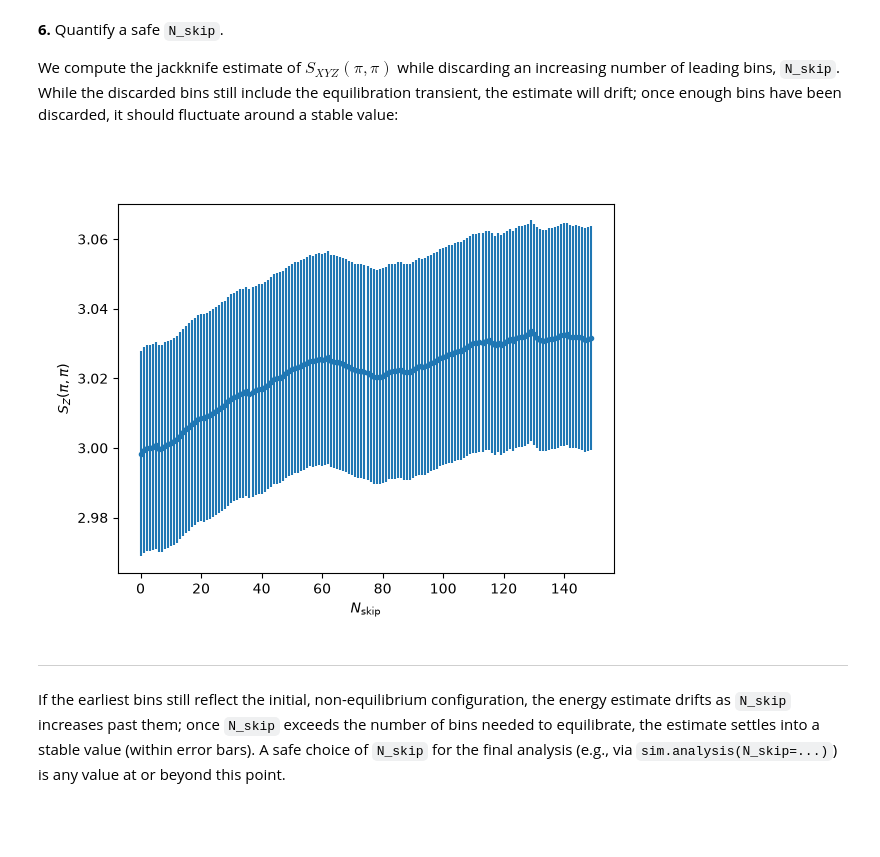
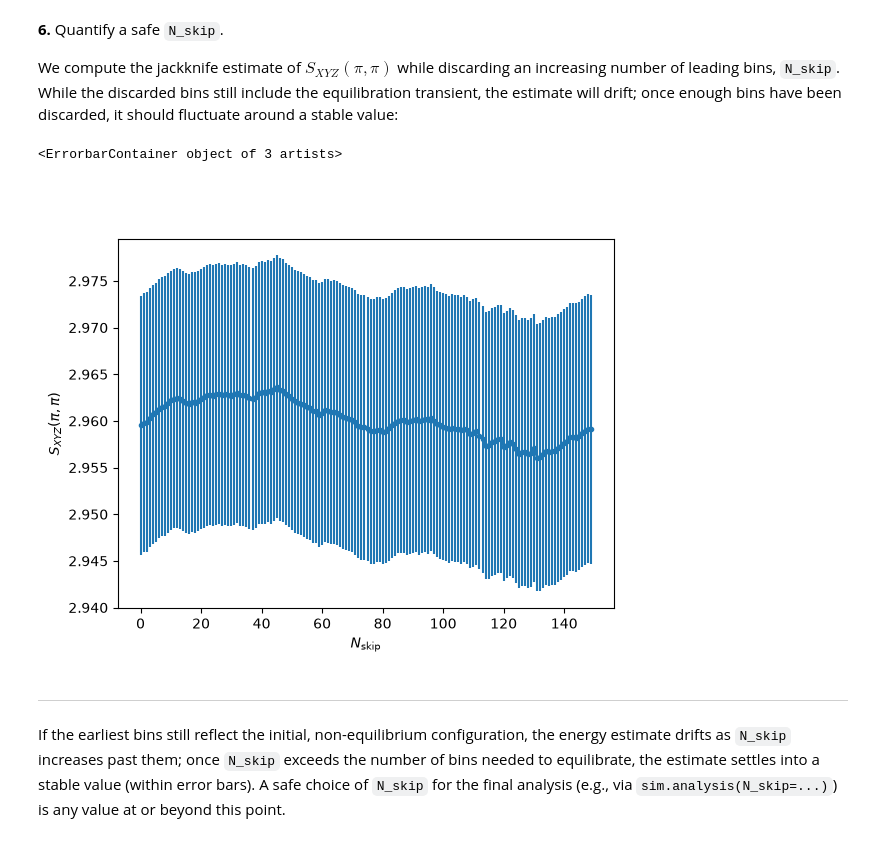
Before and after one commit to ALF-QMC/ALF_Tutorial, a Jupyter notebook: jupyterbook/source/05-caveats/warmup.ipynb, the cells around one changed output. Drawn from its saved outputs; the diff is of its cells as text; code cells hidden in the pictures.

Commit message:
feat: added images of widgets, updated text

```diff
--- a/jupyterbook/source/05-caveats/warmup.ipynb
+++ b/jupyterbook/source/05-caveats/warmup.ipynb
@@ -43,7 +43,7 @@ sim = Simulation(
         'Dtau': 0.1,              #    Trotter time step, Ltrot=beta/Dtau
         'Mz': True,               #    If true, sets the M_z-Hubbard model: Nf=2, N_sum=1,
                                   #             HS field couples to z-component of magnetization
-        'NSweep': 1,              #    Number of sweeps per bin
+        'NSweep': 5,              #    Number of sweeps per bin
         'NBin': 1500,              #    Number of bins
     },
 )
@@ -212,36 +221,37 @@ R = ReadObs(sim.sim_dir, "SpinT_eq", bare_bins=True)
 bins = R.all()
 
 obs, back, sign, N_orb, N_tau, dtau, latt = bins
 
 spinT_pipi_bins = np.array([
     obs_k(
         obs[i],
         back[i],
         sign[i],
         N_orb,
         N_tau,
         dtau,
         latt,
         ks=[(np.pi, np.pi)]
     ).real / sign[i].real
     for i in range(len(sign))
 ])
 
 for N_skip in range(N_skip_max):
     J = jack(
         spinT_pipi_bins,
         par=None,
         N_skip=N_skip,
         N_rebin=1
     )
     means[N_skip], errs[N_skip] = error(J)
 
 plt.figure()
 plt.xlabel(r'$N_{\mathrm{skip}}$')
-plt.ylabel(r'$S_{Z}(\pi,\pi)$')
-plt.errorbar(range(N_skip_max), means, yerr=errs, fmt='.-');
+plt.ylabel(r'$S_{XYZ}(\pi,\pi)$')
+plt.errorbar(range(N_skip_max), means, yerr=errs, fmt='.-')
 # %% [output]
+<ErrorbarContainer object of 3 artists>
-[figure, old version]
+[figure, new version]
 # %% [markdown]
 ---
 
```
Also changed, not shown: parts of 8 cells of this notebook, 3 other files.
